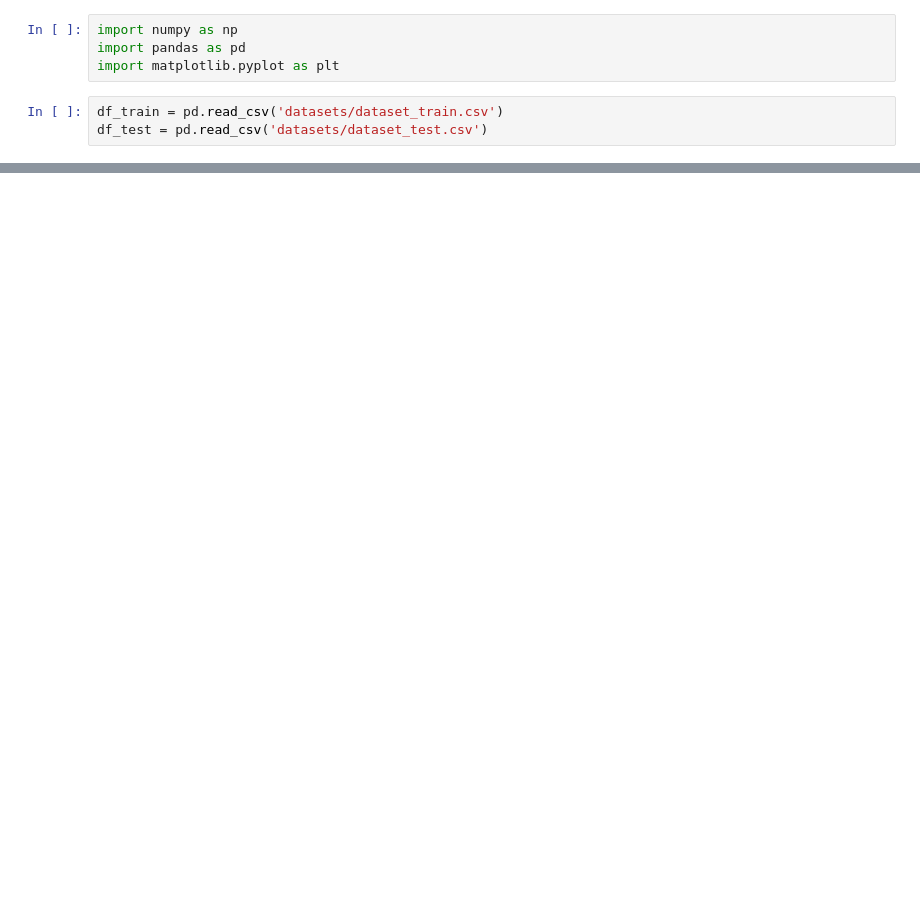
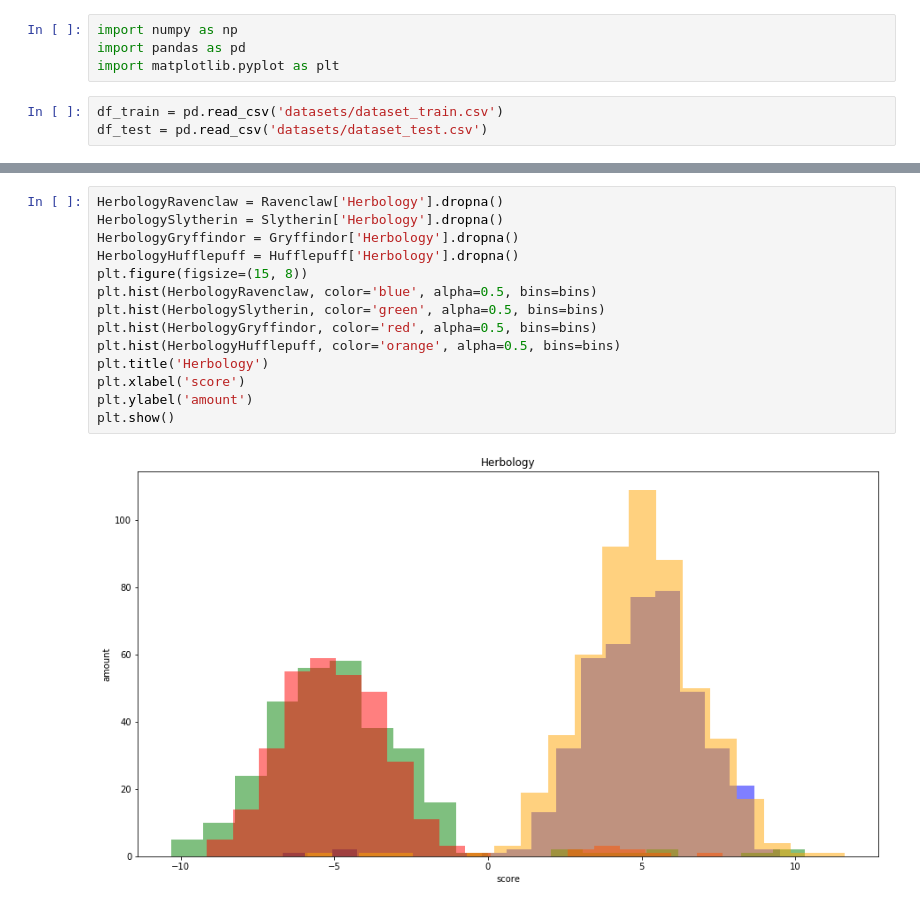
Before and after one commit to Sladge17/logistic_regression, a Jupyter notebook: logistic_regression.ipynb, the cells around one changed output, grey strips where cells are left out. Cells and saved outputs as stored; diff of their text form; blank space fills up the shorter version.

```diff
--- a/logistic_regression.ipynb
+++ b/logistic_regression.ipynb
@@ -94,0 +116,16 @@ plt.hist(Gryffindor_gist, bins=13)
+# %%
+HerbologyRavenclaw = Ravenclaw['Herbology'].dropna()
+HerbologySlytherin = Slytherin['Herbology'].dropna()
+HerbologyGryffindor = Gryffindor['Herbology'].dropna()
+HerbologyHufflepuff = Hufflepuff['Herbology'].dropna()
+plt.figure(figsize=(15, 8))
+plt.hist(HerbologyRavenclaw, color='blue', alpha=0.5, bins=bins)
+plt.hist(HerbologySlytherin, color='green', alpha=0.5, bins=bins)
+plt.hist(HerbologyGryffindor, color='red', alpha=0.5, bins=bins)
+plt.hist(HerbologyHufflepuff, color='orange', alpha=0.5, bins=bins)
+plt.title('Herbology')
+plt.xlabel('score')
+plt.ylabel('amount')
+plt.show()
+# %% [output]
+[figure, added]
```
Also changed, not shown: parts of 19 cells of this notebook, 2 other files.
